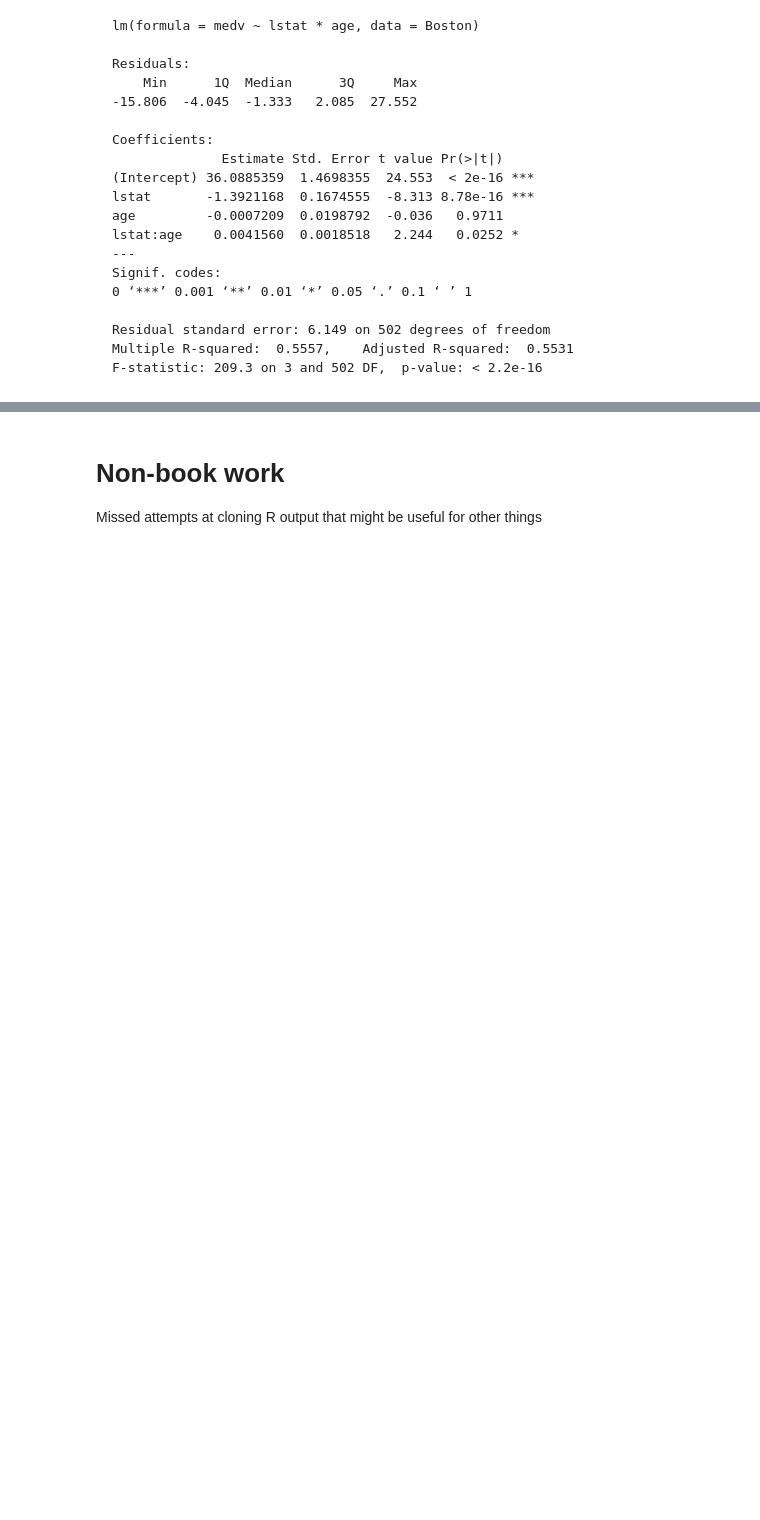
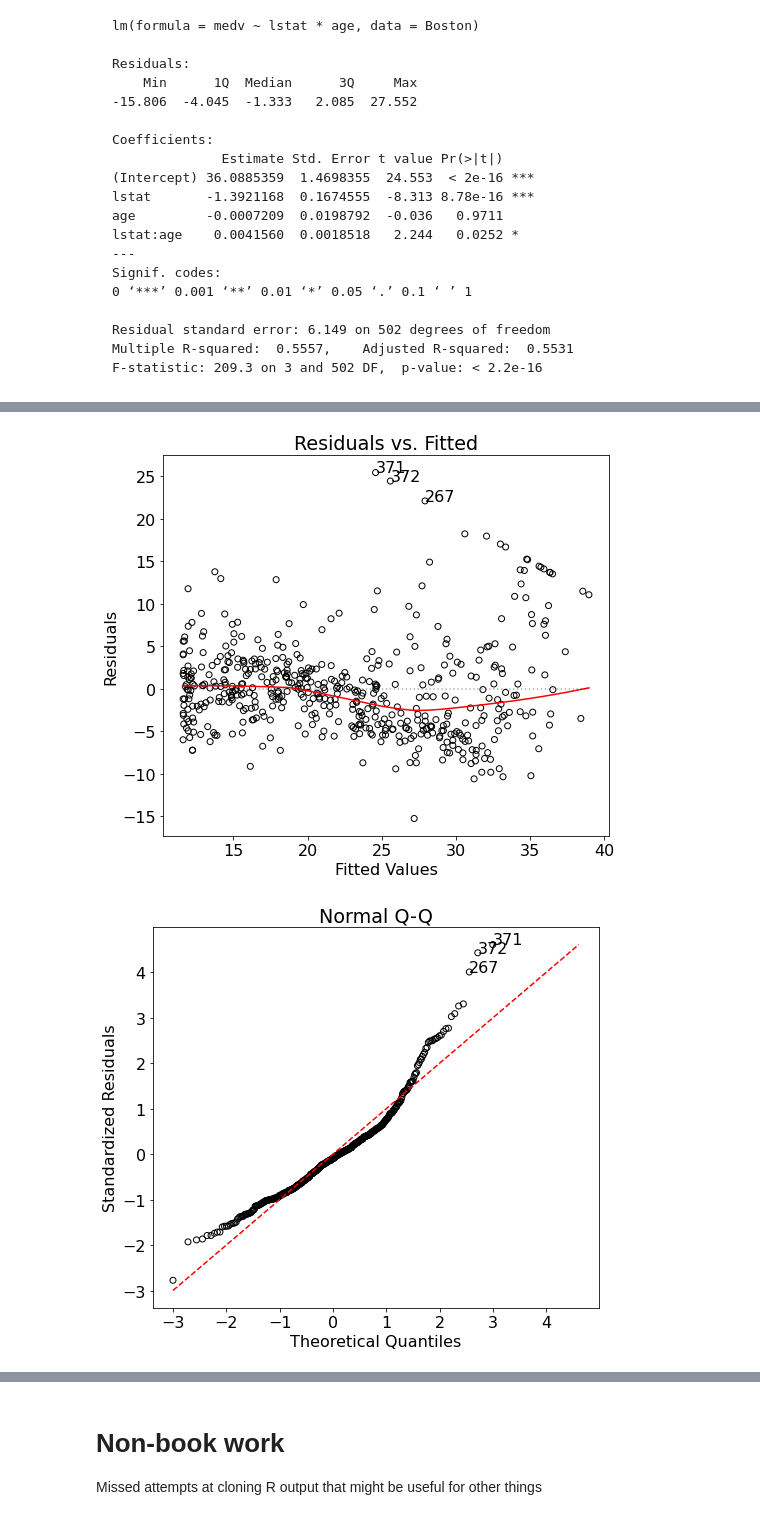
Before and after one commit to bkdevart/islr2, a Jupyter notebook: python/islr2_3.ipynb, the cells around one changed output, grey strips where cells are left out. Drawn from its saved outputs; the diff is of its cells as text; code cells hidden in the pictures; blank space fills up the shorter version.

Commit message:
added summary graphs for lstat^2 linear regression.  attempting to do 5th order polynomial fit in Python

```diff
--- a/python/islr2_3.ipynb
+++ b/python/islr2_3.ipynb
@@ -695,0 +723,3 @@ strong multicollinearity or other numerical problems.
+# %%
+mlr_results_non_linear = smf.ols(f"medv ~ lstat + I(lstat**2)", data=boston).fit()
+mlr_results_non_linear.summary()
@@ -695,0 +779,12 @@ strong multicollinearity or other numerical problems.
+# %%
+def r_plot(results, fitted):
+    residuals_vs_fitted(results)
+    # residuals_vs_fitted(results, smoothing=False)  # results
+    normal_q_q(results)
+    scale_location(results, fitted)
+    residuals_vs_leverage(results)
+non_linear_fitted = mlr_results_non_linear.fittedvalues
+r_plot(mlr_results_non_linear, non_linear_fitted)
+# %% [output]
+[figure, added]
+[figure, added]
```
Also changed, not shown: parts of 17 cells of this notebook, 2 other files.
